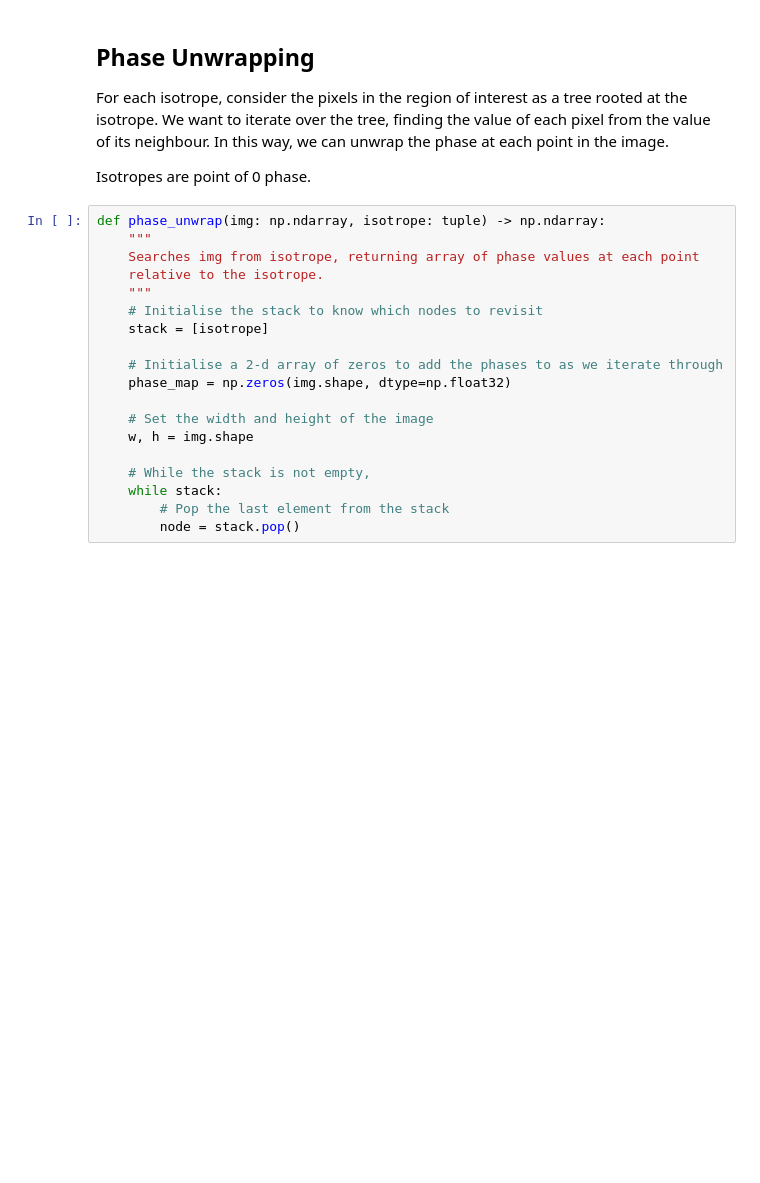
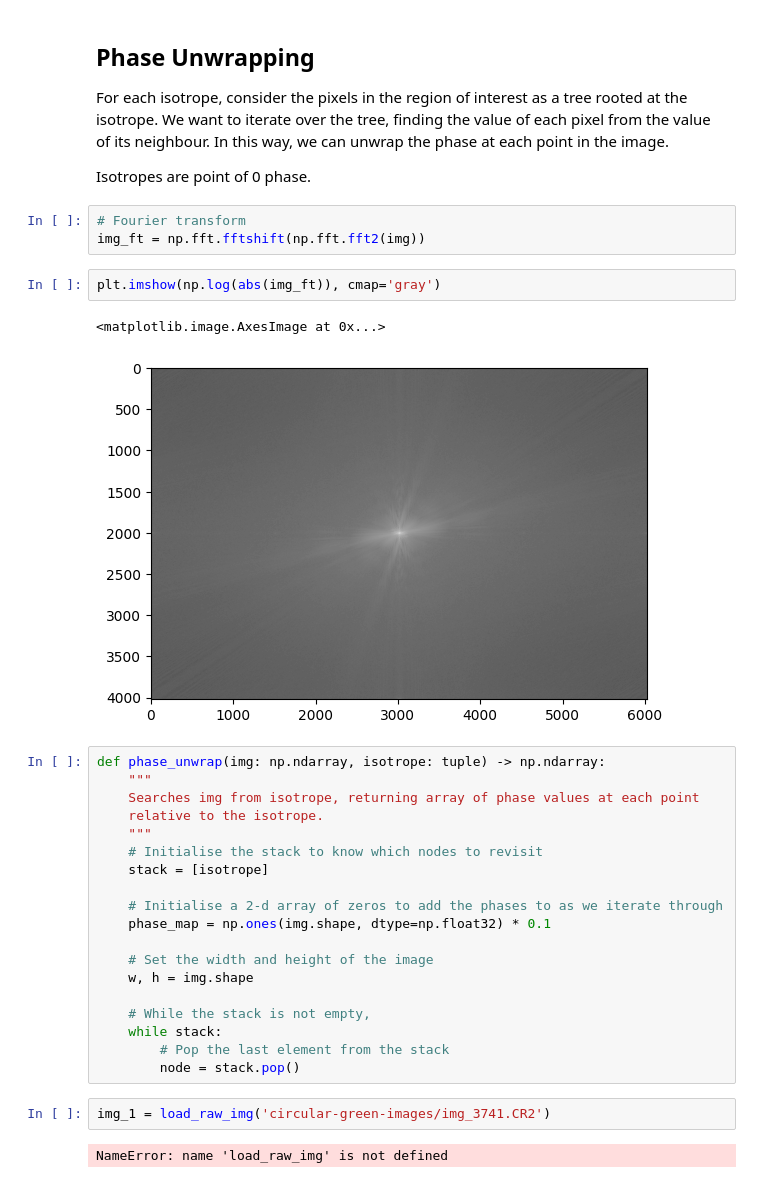
Before and after one commit to fs-bullard/photoelasticity, a Jupyter notebook: test.ipynb, the cells around one changed output. Saved outputs shown, nothing was run; the diff lists cells and outputs as text; blank space fills up the shorter version.

Commit message:
tested fourier transform method

```diff
--- a/test.ipynb
+++ b/test.ipynb
@@ -108,6 +112,14 @@ plt.imshow(img_isotropes, cmap='gray')
 For each isotrope, consider the pixels in the region of interest as a tree rooted at the isotrope. We want to iterate over the tree, finding the value of each pixel from the value of its neighbour. In this way, we can unwrap the phase at each point in the image.
 
 Isotropes are point of  0 phase.
+# %%
+# Fourier transform
+img_ft = np.fft.fftshift(np.fft.fft2(img))
+# %%
+plt.imshow(np.log(abs(img_ft)), cmap='gray')
+# %% [output]
+<matplotlib.image.AxesImage at 0x...>
+[figure, added]
 # %%
 def phase_unwrap(img: np.ndarray, isotrope: tuple) -> np.ndarray:
     """
@@ -118,7 +130,7 @@ def phase_unwrap(img: np.ndarray, isotrope: tuple) -> np.ndarray:
     stack = [isotrope]
 
     # Initialise a 2-d array of zeros to add the phases to as we iterate through
-    phase_map = np.zeros(img.shape, dtype=np.float32)
+    phase_map = np.ones(img.shape, dtype=np.float32) * 0.1
 
     # Set the width and height of the image
     w, h = img.shape
@@ -127,3 +139,7 @@ def phase_unwrap(img: np.ndarray, isotrope: tuple) -> np.ndarray:
     while stack:
         # Pop the last element from the stack
         node = stack.pop()
+# %%
+img_1 = load_raw_img('circular-green-images/img_3741.CR2')
+# %% [output]
+NameError: name 'load_raw_img' is not defined
```
Also changed, not shown: parts of 2 cells of this notebook.
